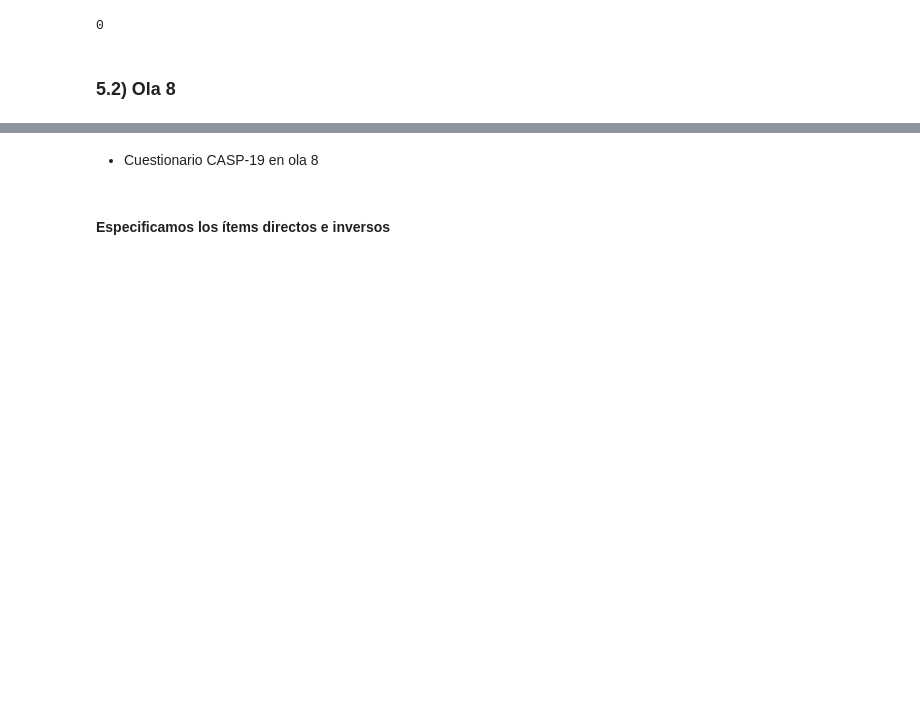
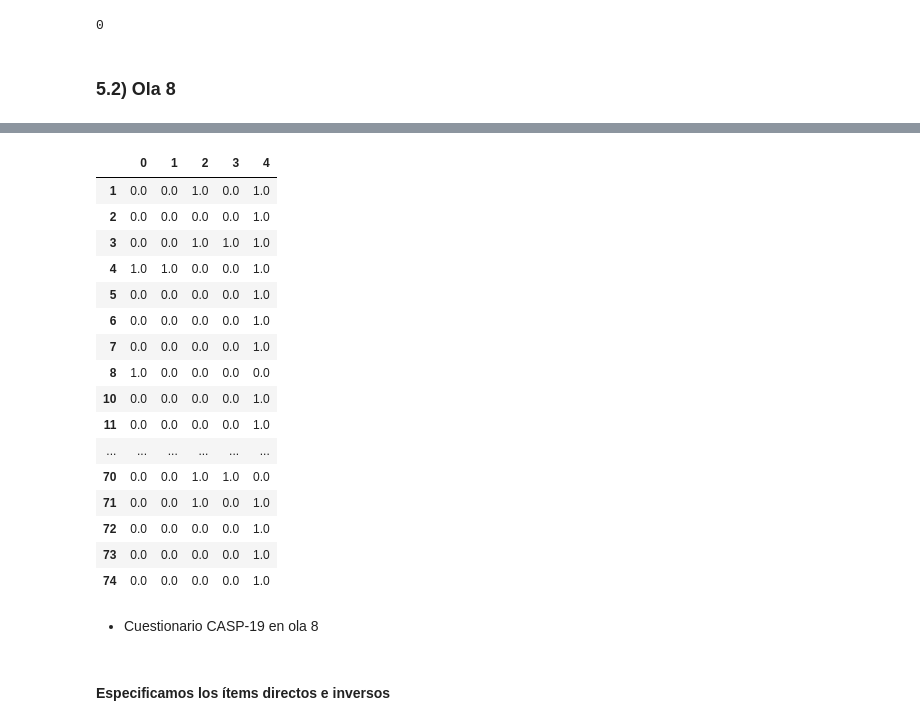
Before and after one commit to ateneatla/sexinsa_qol_ELSA, a Jupyter notebook: anexo.ipynb, the cells around one changed output, grey strips where cells are left out. Drawn from its saved outputs; the diff is of its cells as text; code cells hidden in the pictures; blank space fills up the shorter version.

```diff
--- a/anexo.ipynb
+++ b/anexo.ipynb
@@ -784,3 +836,23 @@ calc_multimorbility(sbj)
+# %%
+items_isolation_w8_df
+# %% [output]
+|  | 0 | 1 | 2 | 3 | 4 |
+| 1 | 0.0 | 0.0 | 1.0 | 0.0 | 1.0 |
+| 2 | 0.0 | 0.0 | 0.0 | 0.0 | 1.0 |
+| 3 | 0.0 | 0.0 | 1.0 | 1.0 | 1.0 |
+| 4 | 1.0 | 1.0 | 0.0 | 0.0 | 1.0 |
+| 5 | 0.0 | 0.0 | 0.0 | 0.0 | 1.0 |
+| 6 | 0.0 | 0.0 | 0.0 | 0.0 | 1.0 |
+| 7 | 0.0 | 0.0 | 0.0 | 0.0 | 1.0 |
+| 8 | 1.0 | 0.0 | 0.0 | 0.0 | 0.0 |
+| 10 | 0.0 | 0.0 | 0.0 | 0.0 | 1.0 |
+| 11 | 0.0 | 0.0 | 0.0 | 0.0 | 1.0 |
+| ... | ... | ... | ... | ... | ... |
+| 70 | 0.0 | 0.0 | 1.0 | 1.0 | 0.0 |
+| 71 | 0.0 | 0.0 | 1.0 | 0.0 | 1.0 |
+| 72 | 0.0 | 0.0 | 0.0 | 0.0 | 1.0 |
+| 73 | 0.0 | 0.0 | 0.0 | 0.0 | 1.0 |
+| 74 | 0.0 | 0.0 | 0.0 | 0.0 | 1.0 |
 # %% [markdown]
 - Cuestionario CASP-19 en ola 8
 # %% [markdown]
```
Also changed, not shown: parts of 65 cells of this notebook.
